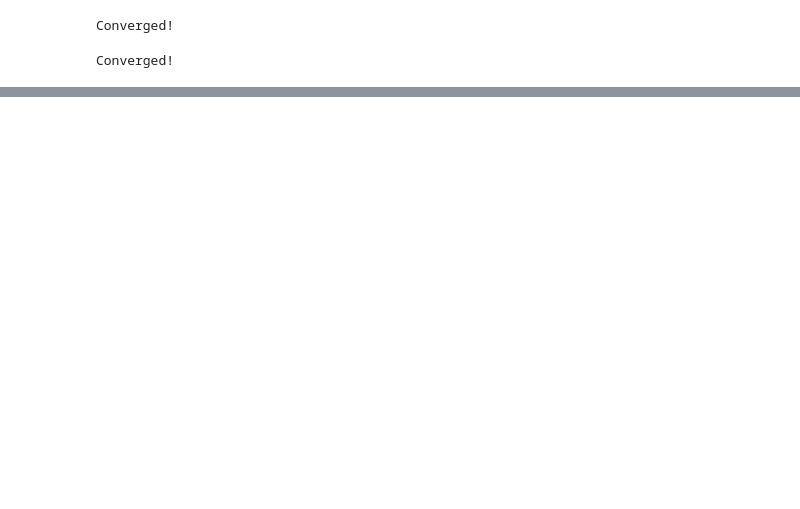
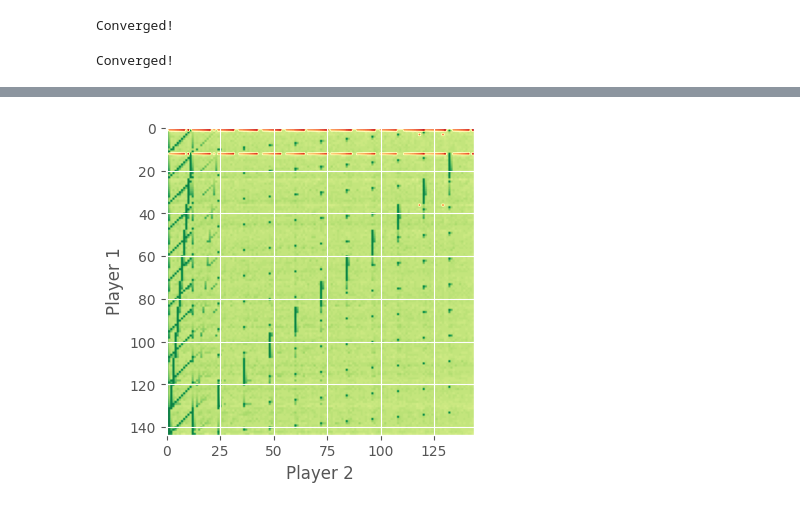
Before and after one commit to vinitjogani/mdp-solvers, a Jupyter notebook: experiments.ipynb, the cells around one changed output, grey strips where cells are left out. Drawn from its saved outputs; the diff is of its cells as text; code cells hidden in the pictures; blank space fills up the shorter version.

```diff
--- a/experiments.ipynb
+++ b/experiments.ipynb
@@ -16,3 +40,18 @@ plt.style.use('ggplot');
 def fix_seed():
     np.random.seed(42)
     random.seed(42)
+# %%
+def chopsticks_image(V, ax):
+    img = np.zeros((144, 144))
+
+    items = set()
+    for key in V:
+        a,b,c,d = key
+        img[a*12+b, c*12+d] = V[key]
+        img[a*12+b, d*12+c] = V[key]
+        img[b*12+a, c*12+d] = V[key]
+        img[b*12+a, d*12+c] = V[key]
+
+    ax.imshow(img, cmap='RdYlGn', vmin=-1, vmax=1)
+    ax.set_ylabel("Player 1")
+    ax.set_xlabel("Player 2")
@@ -95,0 +173,6 @@ T21[-1]/T22[-1]
+# %%
+fig, axs = plt.subplots(ncols=1, figsize=(4, 4))
+
+chopsticks_image(V11, axs)
+# %% [output]
+[figure, added]
```
Also changed, not shown: parts of 16 cells of this notebook, 2 other files.
